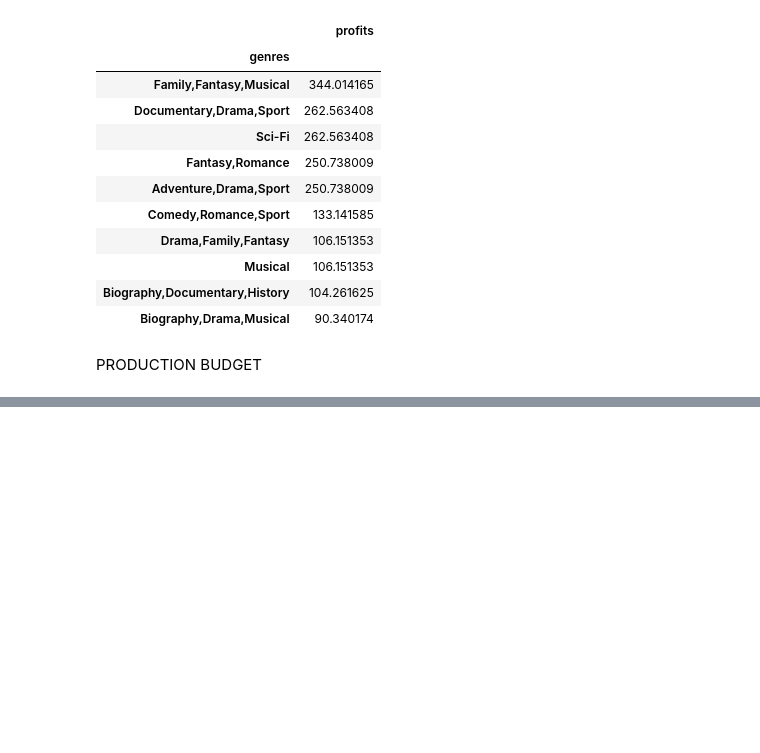
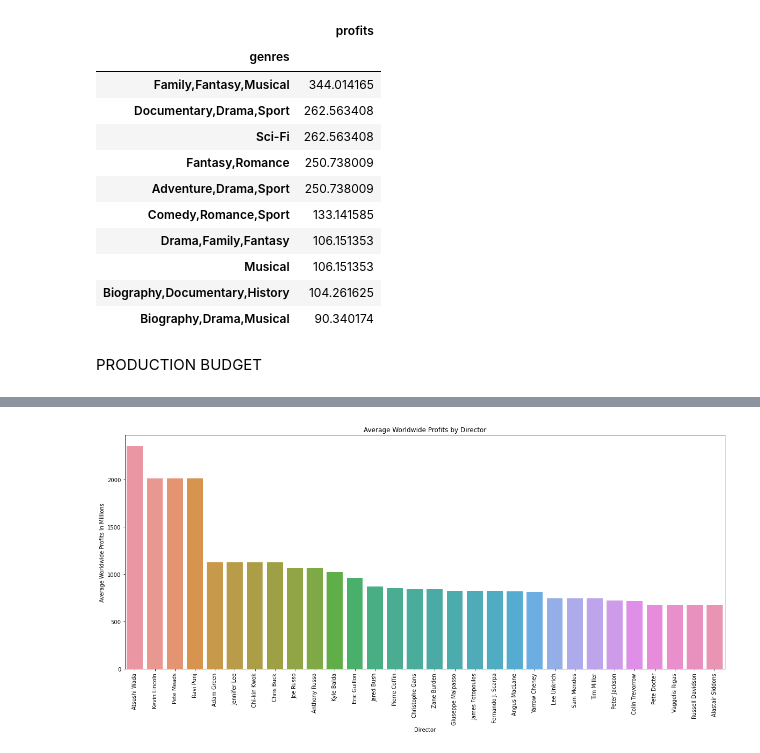
Before and after one commit to npagrawal/dsc-phase-1-project-v2-4, a Jupyter notebook: Phase1 Project Scratch.ipynb, the cells around one changed output, grey strips where cells are left out. Cells and saved outputs as stored; diff of their text form; code cells hidden in the pictures; blank space fills up the shorter version.

```diff
--- a/Phase1 Project Scratch.ipynb
+++ b/Phase1 Project Scratch.ipynb
@@ -570,0 +754,22 @@ movie_totals_clean
+# %%
+directors_w = directors.drop(columns = ["primary_title", "domesticprofits_inmillions"]).groupby("primary_name").mean().reset_index()
+directors_d = directors.drop(columns = ["primary_title", "worldwideprofits_inmillions"]).groupby("primary_name").mean().reset_index()
+# %%
+directors_w = directors_w.sort_values(by="worldwideprofits_inmillions", ascending=False)
+directors_d = directors_d.sort_values(by="domesticprofits_inmillions", ascending=False)
+# %%
+directors_w = directors_w.loc[directors_w["worldwideprofits_inmillions"]>0]
+directors_d = directors_d.loc[directors_d["domesticprofits_inmillions"]>0]
+# %%
+directors_w_top = directors_w.head(30)
+# %%
+plt.figure(figsize=(20,8))
+w=sns.barplot(data=directors_w_top, x="primary_name", y="worldwideprofits_inmillions", ci=None)
+w.set(xlabel='Director',
+       ylabel='Average Worldwide Profits In Millions',
+       title='Average Worldwide Profits by Director')
+plt.xticks(rotation=90)
+
+plt.show()
+# %% [output]
+[figure, added]
```
Also changed, not shown: parts of 45 cells of this notebook, 3 other files.
